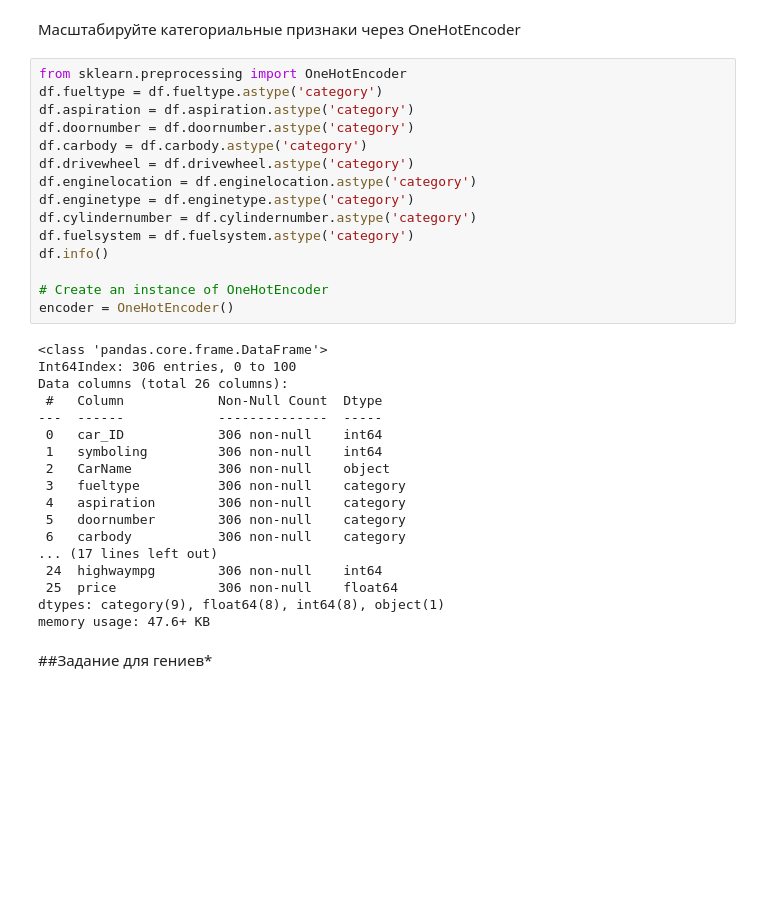
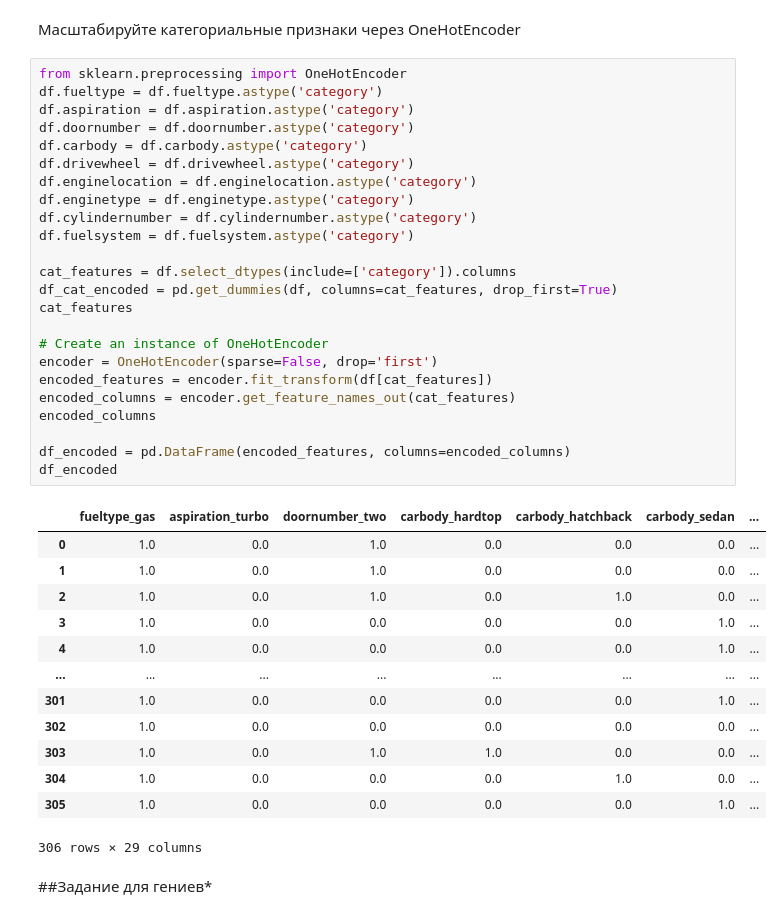
Before and after one commit to Dekamonia/MachineLearning, a Jupyter notebook: lab3/lab3.ipynb, the cells around one changed output. Saved outputs shown, nothing was run; the diff lists cells and outputs as text; blank space fills up the shorter version.

```diff
--- a/lab3/lab3.ipynb
+++ b/lab3/lab3.ipynb
@@ -171,36 +171,41 @@ array([111, 154, 102, 115, 110, 140, 160, 101, 121, 182,  48,  70,  68,
 # %%
 from sklearn.preprocessing import OneHotEncoder
 df.fueltype = df.fueltype.astype('category')
 df.aspiration = df.aspiration.astype('category')
 df.doornumber = df.doornumber.astype('category')
 df.carbody = df.carbody.astype('category')
 df.drivewheel = df.drivewheel.astype('category')
 df.enginelocation = df.enginelocation.astype('category')
 df.enginetype = df.enginetype.astype('category')
 df.cylindernumber = df.cylindernumber.astype('category')
 df.fuelsystem = df.fuelsystem.astype('category')
-df.info()
+
+cat_features = df.select_dtypes(include=['category']).columns
+df_cat_encoded = pd.get_dummies(df, columns=cat_features, drop_first=True)
+cat_features
 
 # Create an instance of OneHotEncoder
-encoder = OneHotEncoder()
+encoder = OneHotEncoder(sparse=False, drop='first')
+encoded_features = encoder.fit_transform(df[cat_features])
+encoded_columns = encoder.get_feature_names_out(cat_features)
+encoded_columns
+
+df_encoded = pd.DataFrame(encoded_features, columns=encoded_columns)
+df_encoded
 # %% [output]
+|  | fueltype_gas | aspiration_turbo | doornumber_two | carbody_hardtop | carbody_hatchback | carbody_sedan | ... |
+| 0 | 1.0 | 0.0 | 1.0 | 0.0 | 0.0 | 0.0 | ... |
+| 1 | 1.0 | 0.0 | 1.0 | 0.0 | 0.0 | 0.0 | ... |
+| 2 | 1.0 | 0.0 | 1.0 | 0.0 | 1.0 | 0.0 | ... |
+| 3 | 1.0 | 0.0 | 0.0 | 0.0 | 0.0 | 1.0 | ... |
+| 4 | 1.0 | 0.0 | 0.0 | 0.0 | 0.0 | 1.0 | ... |
+| ... | ... | ... | ... | ... | ... | ... | ... |
+| 301 | 1.0 | 0.0 | 0.0 | 0.0 | 0.0 | 1.0 | ... |
+| 302 | 1.0 | 0.0 | 0.0 | 0.0 | 0.0 | 0.0 | ... |
+| 303 | 1.0 | 0.0 | 1.0 | 1.0 | 0.0 | 0.0 | ... |
+| 304 | 1.0 | 0.0 | 0.0 | 0.0 | 1.0 | 0.0 | ... |
+| 305 | 1.0 | 0.0 | 0.0 | 0.0 | 0.0 | 1.0 | ... |
-<class 'pandas.core.frame.DataFrame'>
-Int64Index: 306 entries, 0 to 100
-Data columns (total 26 columns):
- #   Column            Non-Null Count  Dtype
----  ------            --------------  -----
- 0   car_ID            306 non-null    int64
- 1   symboling         306 non-null    int64
- 2   CarName           306 non-null    object
- 3   fueltype          306 non-null    category
- 4   aspiration        306 non-null    category
- 5   doornumber        306 non-null    category
- 6   carbody           306 non-null    category
-... (17 lines left out)
- 24  highwaympg        306 non-null    int64
- 25  price             306 non-null    float64
-dtypes: category(9), float64(8), int64(8), object(1)
-memory usage: 47.6+ KB
+306 rows × 29 columns
 # %% [markdown]
 ##Задание для гениев*
 # %% [markdown]
```
